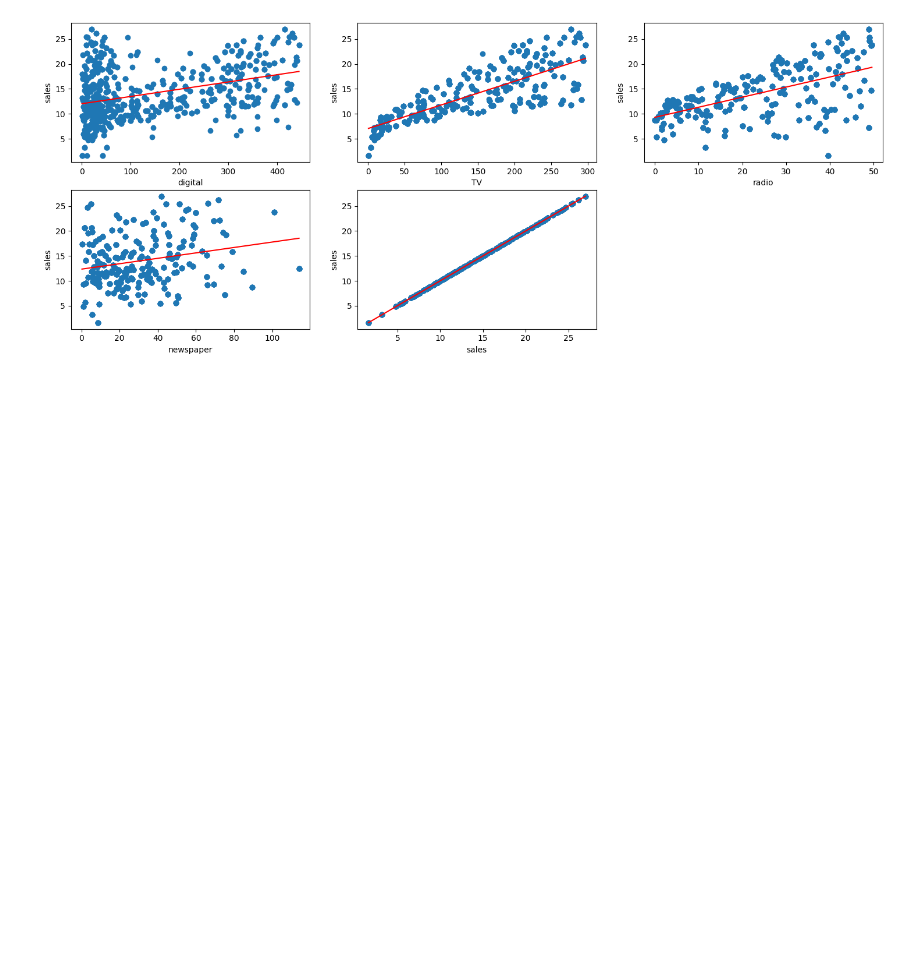
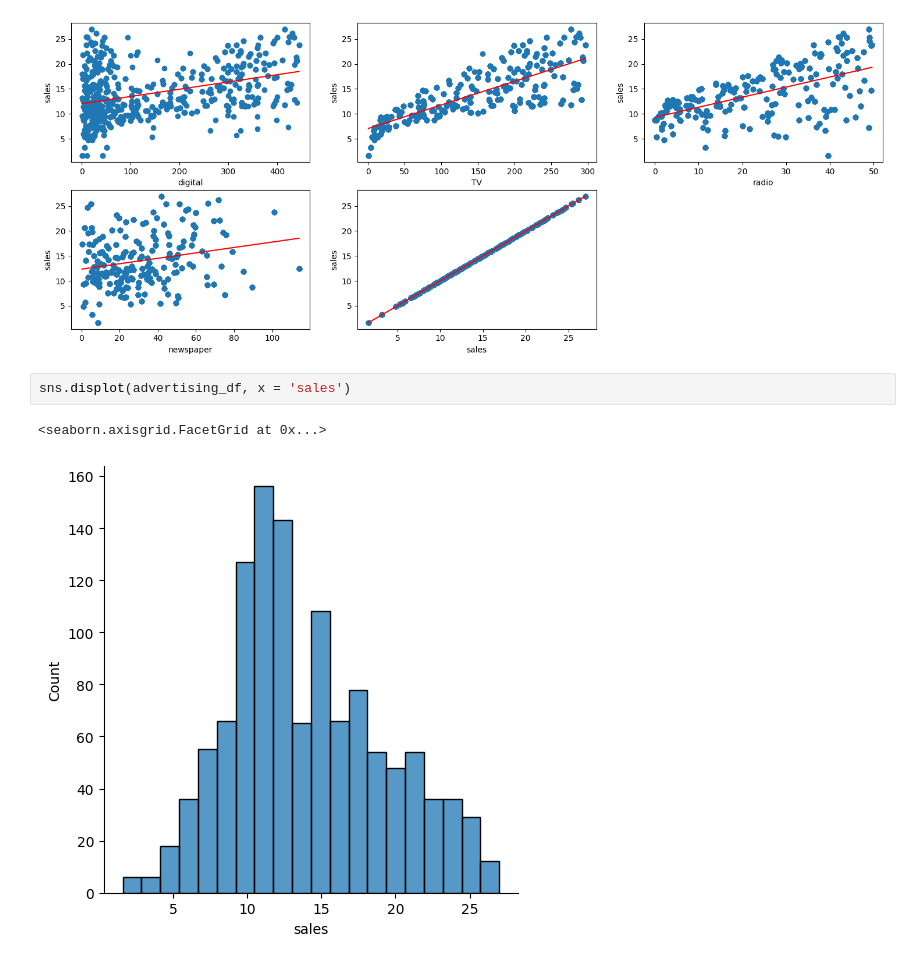
Before and after one commit to mhilgenkamp/low-code-projects, a Jupyter notebook: Advertising_Model.ipynb, the cells around one changed output. Drawn from its saved outputs; the diff is of its cells as text; blank space fills up the shorter version.

```diff
--- a/Advertising_Model.ipynb
+++ b/Advertising_Model.ipynb
@@ -62,3 +62,8 @@ for i, col in enumerate(advertising_df.columns[0:13]):
   plt.ylabel('sales') #y-label
 # %% [output]
 [figure]
+# %%
+sns.displot(advertising_df, x = 'sales')
+# %% [output]
+<seaborn.axisgrid.FacetGrid at 0x...>
+[figure, added]
```
Also changed, not shown: parts of 4 cells of this notebook.
